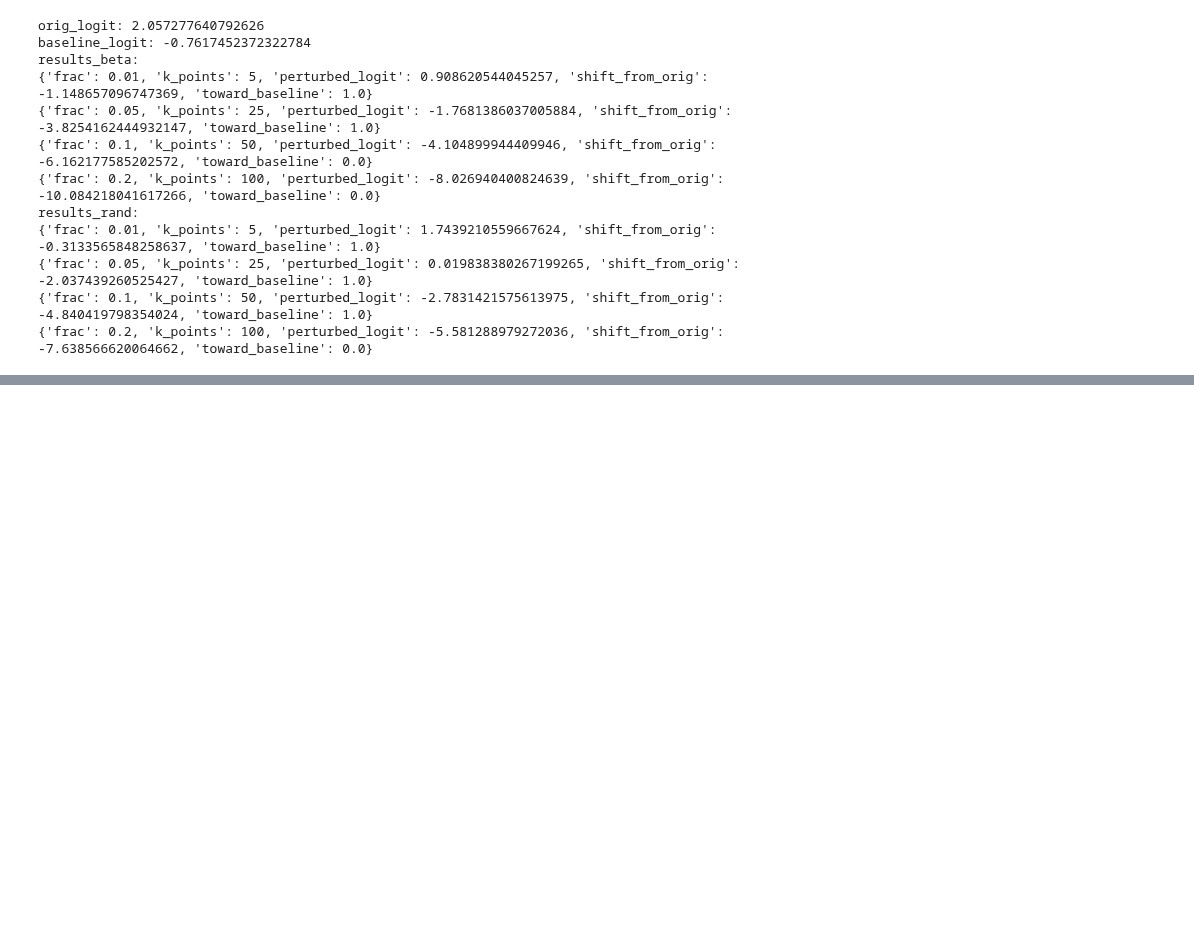
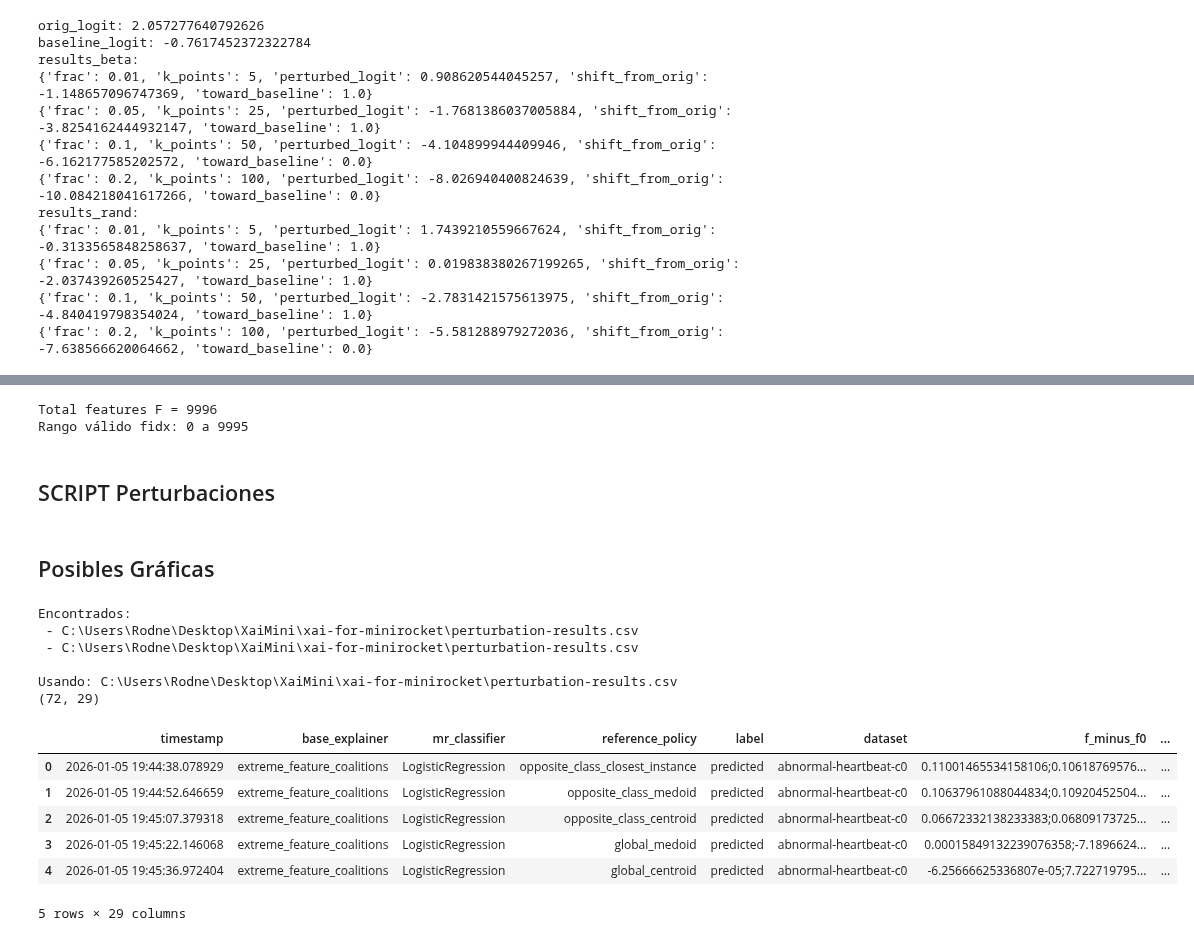
Before and after one commit to lgalarra/xai-for-minirocket, a Jupyter notebook: code/XAIMiniRocket2.ipynb, the cells around one changed output, grey strips where cells are left out. Saved outputs shown, nothing was run; the diff lists cells and outputs as text; code cells hidden in the pictures; blank space fills up the shorter version.

Commit message:
Actualizaciones en MiniRocket

```diff
--- a/code/XAIMiniRocket2.ipynb
+++ b/code/XAIMiniRocket2.ipynb
@@ -1313,0 +1360,8 @@ results_rand:
+# %%
+(num_channels_per_combination, channel_indices, dilations, num_features_per_dilation, biases, diff) = params
+F = 84 * int(np.sum(num_features_per_dilation))
+print("Total features F =", F)
+print("Rango válido fidx: 0 a", F-1)
+# %% [output]
+Total features F = 9996
+Rango válido fidx: 0 a 9995
@@ -1313,0 +1377,2 @@ results_rand:
+# %% [markdown]
+## SCRIPT Perturbaciones
@@ -1313,0 +1849,34 @@ results_rand:
+# %% [markdown]
+## Posibles Gráficas
+# %%
+from pathlib import Path
+import pandas as pd
+
+REPO = Path(r"C:\Users\Rodne\Desktop\XaiMini\xai-for-minirocket")
+
+candidates = list(REPO.rglob("perturbation*results*.csv")) + list(REPO.rglob("*perturbation*results*.csv"))
+
+print("Encontrados:")
+for p in candidates:
+    print(" -", p)
+
+csv_path = candidates[0]
+df = pd.read_csv(csv_path)
+
+print("\nUsando:", csv_path)
+print(df.shape)
+df.head()
+# %% [output]
+Encontrados:
+ - C:\Users\Rodne\Desktop\XaiMini\xai-for-minirocket\perturbation-results.csv
+ - C:\Users\Rodne\Desktop\XaiMini\xai-for-minirocket\perturbation-results.csv
+
+Usando: C:\Users\Rodne\Desktop\XaiMini\xai-for-minirocket\perturbation-results.csv
+(72, 29)
+|  | timestamp | base_explainer | mr_classifier | reference_policy | label | dataset | f_minus_f0 | ... |
+| 0 | 2026-01-05 19:44:38.078929 | extreme_feature_coalitions | LogisticRegression | opposite_class_closest_instance | predicted | abnormal-heartbeat-c0 | 0.11001465534158106;0.10618769576... | ... |
+| 1 | 2026-01-05 19:44:52.646659 | extreme_feature_coalitions | LogisticRegression | opposite_class_medoid | predicted | abnormal-heartbeat-c0 | 0.10637961088044834;0.10920452504... | ... |
+| 2 | 2026-01-05 19:45:07.379318 | extreme_feature_coalitions | LogisticRegression | opposite_class_centroid | predicted | abnormal-heartbeat-c0 | 0.06672332138233383;0.06809173725... | ... |
+| 3 | 2026-01-05 19:45:22.146068 | extreme_feature_coalitions | LogisticRegression | global_medoid | predicted | abnormal-heartbeat-c0 | 0.00015849132239076358;-7.1896624... | ... |
+| 4 | 2026-01-05 19:45:36.972404 | extreme_feature_coalitions | LogisticRegression | global_centroid | predicted | abnormal-heartbeat-c0 | -6.25666625336807e-05;7.722719795... | ... |
+5 rows × 29 columns
```
Also changed, not shown: parts of 17 cells of this notebook.
